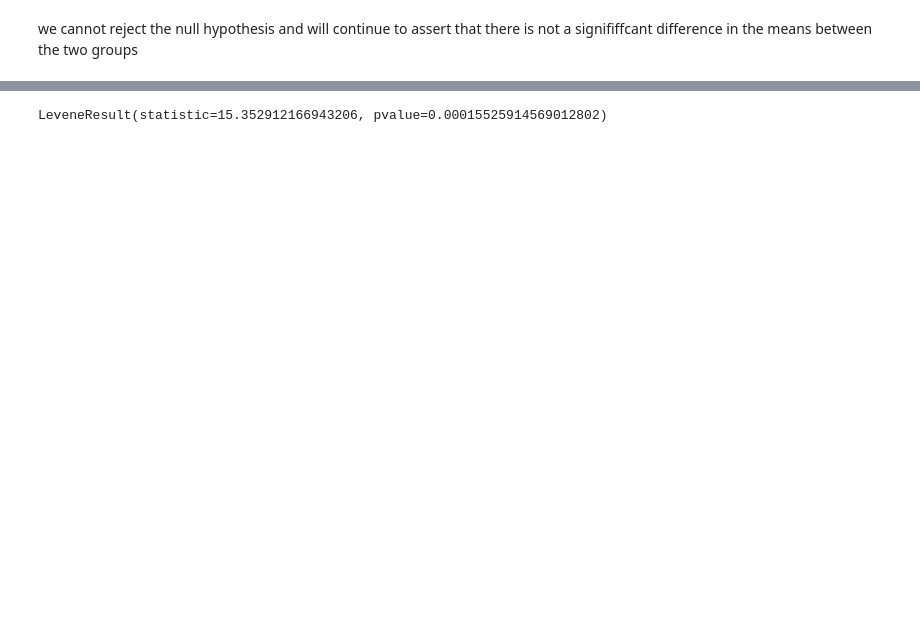
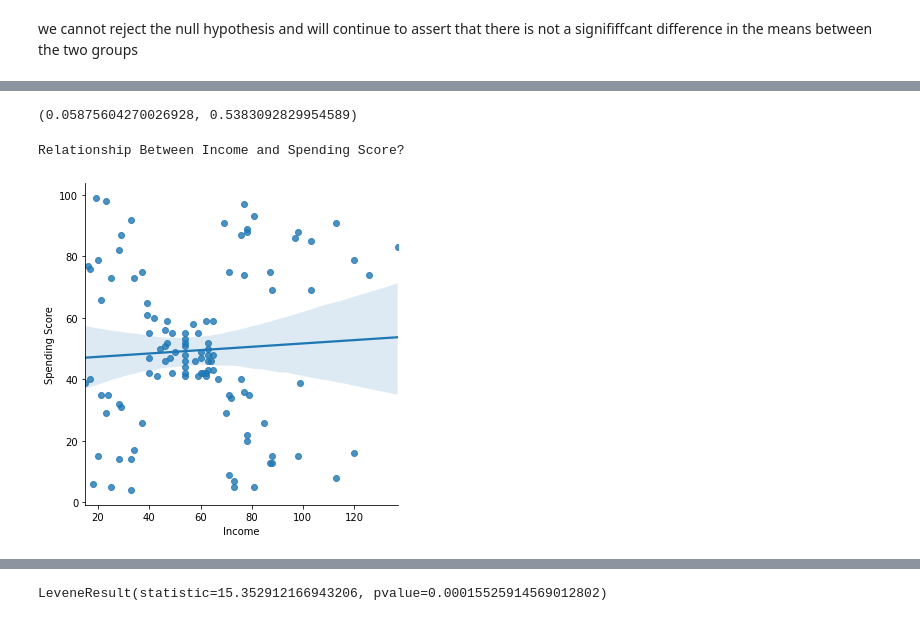
Before and after one commit to CodeupClassroom/innis-clustering-exercises, a Jupyter notebook: explore.ipynb, the cells around one changed output, grey strips where cells are left out. Cells and saved outputs as stored; diff of their text form; code cells hidden in the pictures; blank space fills up the shorter version.

```diff
--- a/explore.ipynb
+++ b/explore.ipynb
@@ -165,3 +278,16 @@ Relationship between Income and Spending Score(?)
 # %%
 # note: looks like we might be able to create clusters from this variable (will explore more to figure out how)
 # no noted explicit linear correlation
+# %%
+stats.pearsonr(train.annual_income, train.spending_score)
+# %% [output]
+(0.05875604270026928, 0.5383092829954589)
+# %%
+print('Relationship Between Income and Spending Score?')
+sns.lmplot(x='annual_income', y='spending_score', data=train)
+plt.xlabel('Income')
+plt.ylabel('Spending Score')
+plt.show()
+# %% [output]
+Relationship Between Income and Spending Score?
+[figure, added]
```
Also changed, not shown: parts of 49 cells of this notebook.
